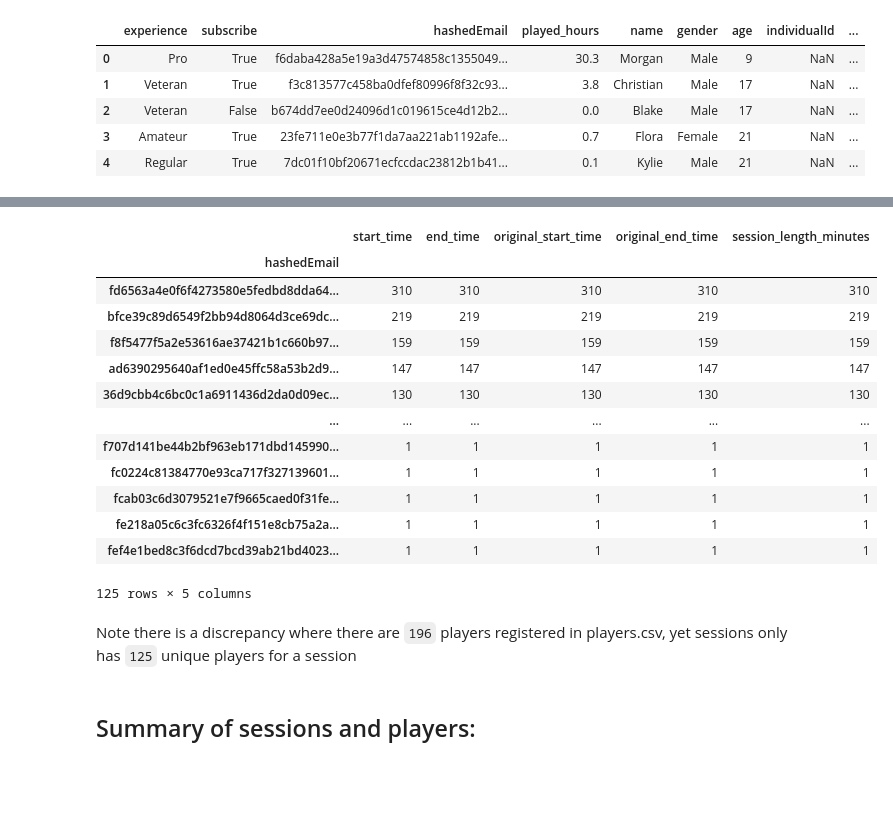
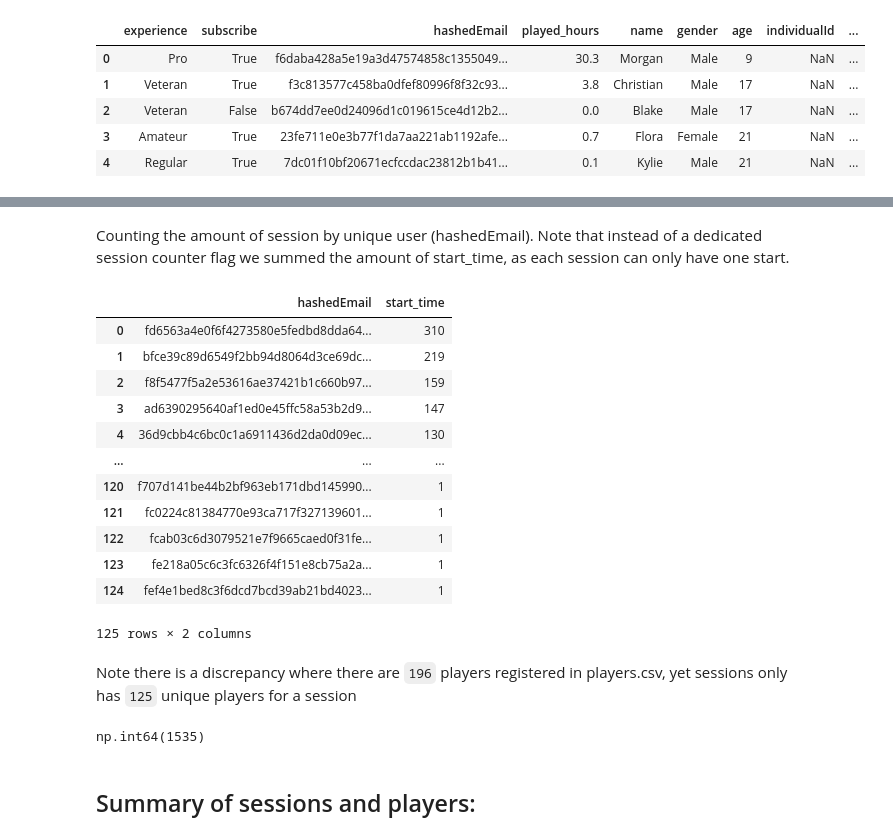
Before and after one commit to IslandOfPencils/dsci-100-2025w-group-21, a Jupyter notebook: EDA_and_Analysis.ipynb, the cells around one changed output, grey strips where cells are left out. Drawn from its saved outputs; the diff is of its cells as text; code cells hidden in the pictures; blank space fills up the shorter version.

```diff
--- a/EDA_and_Analysis.ipynb
+++ b/EDA_and_Analysis.ipynb
@@ -119,25 +132,31 @@ Data columns (total 9 columns):
  8   organizationName  0 non-null      float64
 dtypes: bool(1), float64(3), int64(1), object(4)
 memory usage: 12.6+ KB
+# %% [markdown]
+Counting the amount of session by unique user (hashedEmail). Note that instead of a dedicated session counter flag we summed the amount of start_time, as each session can only have one start.
 # %%
-sessions.groupby("hashedEmail").count().sort_values(by="start_time", ascending=False)
+sessions_per_user = sessions.groupby("hashedEmail").count().sort_values(by="start_time", ascending=False).reset_index()[["hashedEmail","start_time"]]
+sessions_per_user
 # %% [output]
-|  | start_time | end_time | original_start_time | original_end_time | session_length_minutes |
-| hashedEmail |  |  |  |  |  |
-| fd6563a4e0f6f4273580e5fedbd8dda64... | 310 | 310 | 310 | 310 | 310 |
-| bfce39c89d6549f2bb94d8064d3ce69dc... | 219 | 219 | 219 | 219 | 219 |
-| f8f5477f5a2e53616ae37421b1c660b97... | 159 | 159 | 159 | 159 | 159 |
-| ad6390295640af1ed0e45ffc58a53b2d9... | 147 | 147 | 147 | 147 | 147 |
-| 36d9cbb4c6bc0c1a6911436d2da0d09ec... | 130 | 130 | 130 | 130 | 130 |
-| ... | ... | ... | ... | ... | ... |
-| f707d141be44b2bf963eb171dbd145990... | 1 | 1 | 1 | 1 | 1 |
-| fc0224c81384770e93ca717f327139601... | 1 | 1 | 1 | 1 | 1 |
-| fcab03c6d3079521e7f9665caed0f31fe... | 1 | 1 | 1 | 1 | 1 |
-| fe218a05c6c3fc6326f4f151e8cb75a2a... | 1 | 1 | 1 | 1 | 1 |
-| fef4e1bed8c3f6dcd7bcd39ab21bd4023... | 1 | 1 | 1 | 1 | 1 |
+|  | hashedEmail | start_time |
+| 0 | fd6563a4e0f6f4273580e5fedbd8dda64... | 310 |
+| 1 | bfce39c89d6549f2bb94d8064d3ce69dc... | 219 |
+| 2 | f8f5477f5a2e53616ae37421b1c660b97... | 159 |
+| 3 | ad6390295640af1ed0e45ffc58a53b2d9... | 147 |
+| 4 | 36d9cbb4c6bc0c1a6911436d2da0d09ec... | 130 |
+| ... | ... | ... |
+| 120 | f707d141be44b2bf963eb171dbd145990... | 1 |
+| 121 | fc0224c81384770e93ca717f327139601... | 1 |
+| 122 | fcab03c6d3079521e7f9665caed0f31fe... | 1 |
+| 123 | fe218a05c6c3fc6326f4f151e8cb75a2a... | 1 |
+| 124 | fef4e1bed8c3f6dcd7bcd39ab21bd4023... | 1 |
-125 rows × 5 columns
+125 rows × 2 columns
 # %% [markdown]
 Note there is a discrepancy where there are `196` players registered in players.csv, yet sessions only has `125` unique players for a session
+# %%
+sessions_per_user["start_time"].sum()
+# %% [output]
+np.int64(1535)
 # %% [markdown]
 ## Summary of sessions and players:
 # %% [markdown]
```
Also changed, not shown: parts of 13 cells of this notebook.
